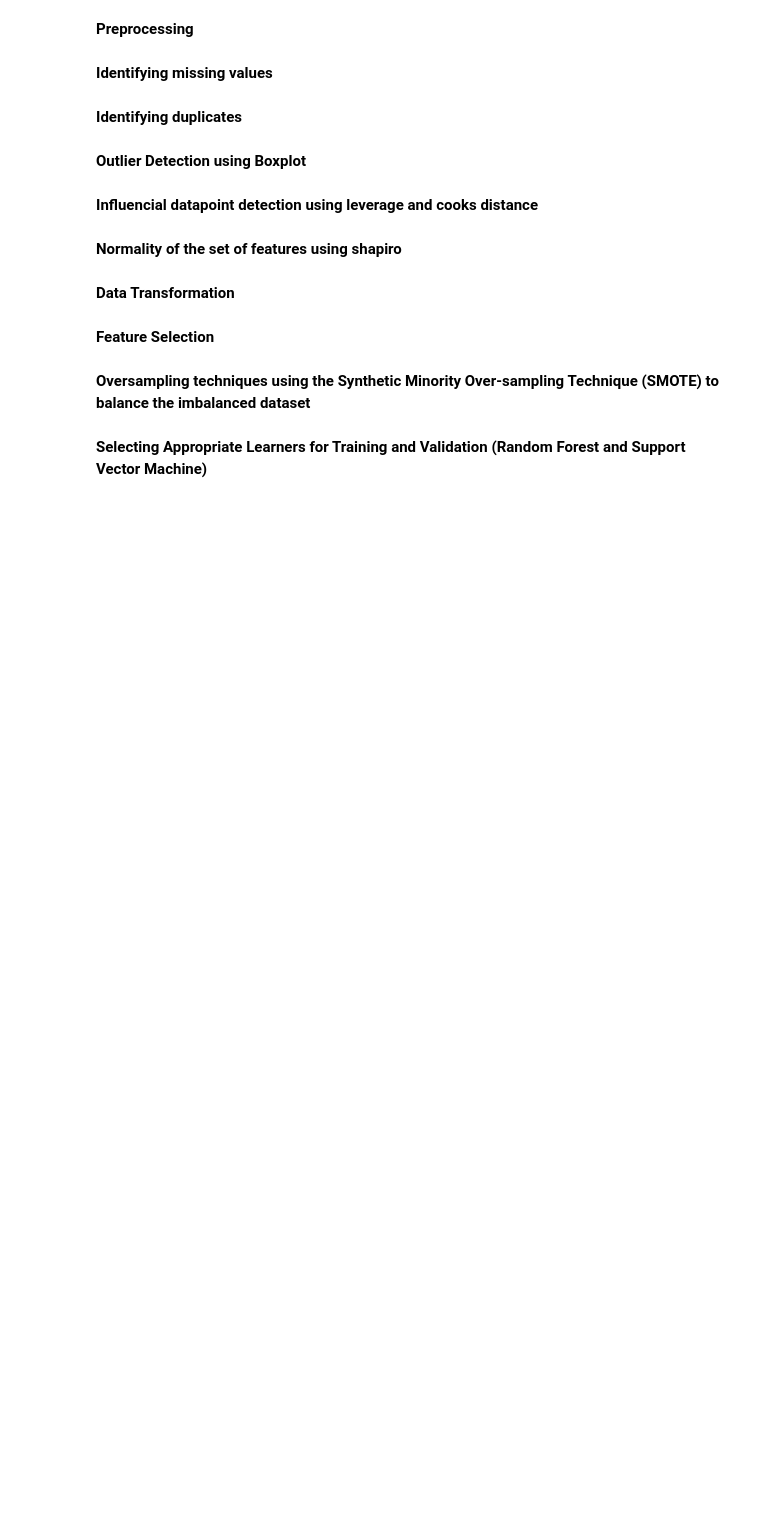
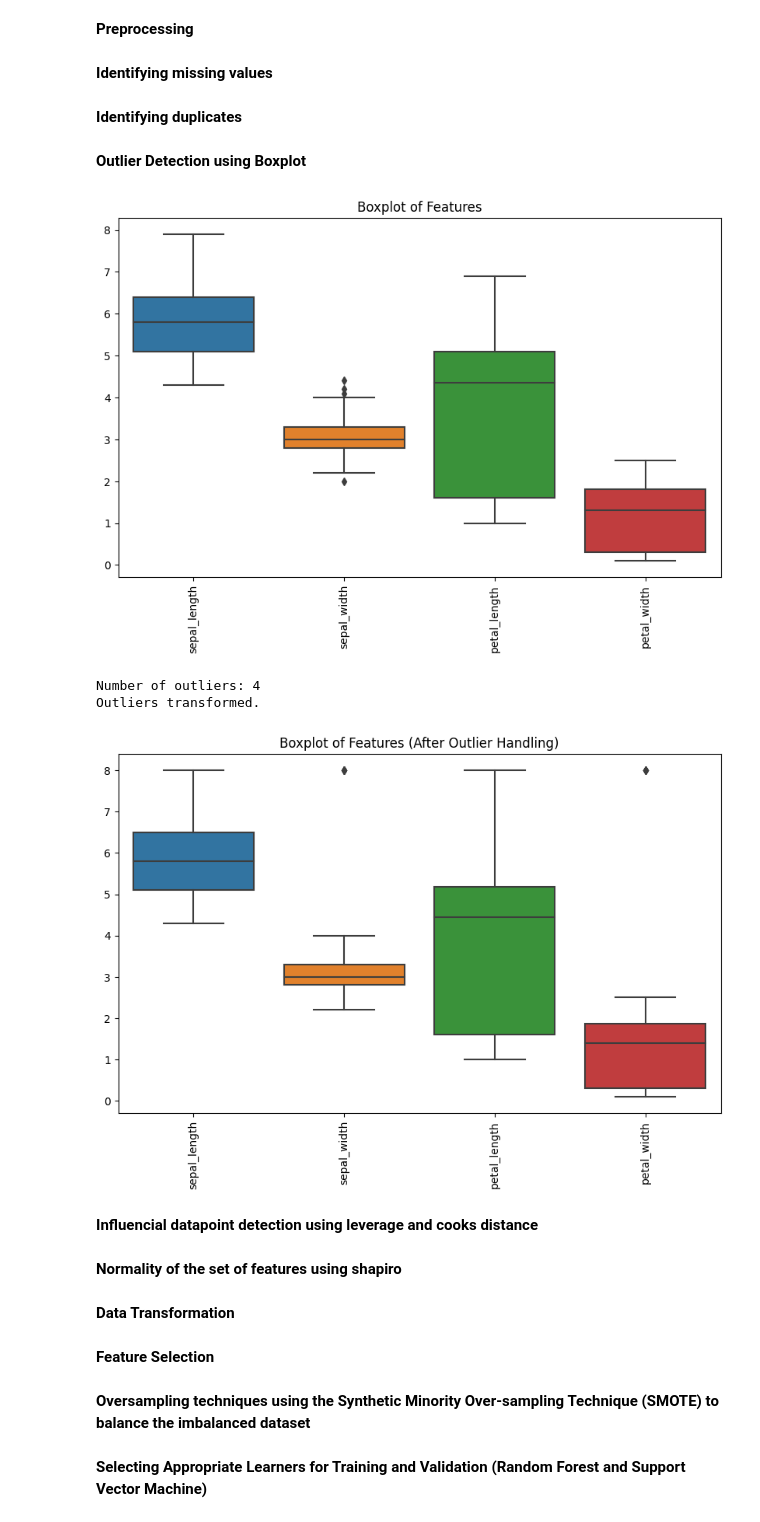
Before and after one commit to A-Burnhard/Iris-classification, a Jupyter notebook: Iris(Classification).ipynb, the cells around one changed output. Saved outputs shown, nothing was run; the diff lists cells and outputs as text; code cells hidden in the pictures; blank space fills up the shorter version.

```diff
--- a/Iris(Classification).ipynb
+++ b/Iris(Classification).ipynb
@@ -44,39 +44,45 @@ plt.show()
 # Z-score method
 from scipy.stats import zscore
 
+data = iris_data.drop("class", axis=1)
 z_scores = zscore(data)
 outlier_threshold = 3  # Adjust the threshold as per your preference
 outliers = (abs(z_scores) > outlier_threshold).any(axis=1)
 
 # IQR method
 Q1 = data.quantile(0.25)
 Q3 = data.quantile(0.75)
 IQR = Q3 - Q1
 outliers = ((data < (Q1 - 1.5 * IQR)) | (data > (Q3 + 1.5 * IQR))).any(axis=1)
 
 # Count the number of outliers
 num_outliers = outliers.sum()
 print(f"Number of outliers: {num_outliers}")
 
 # Decide whether to remove outliers or transform them
 remove_outliers = False
 
 if remove_outliers:
     # Remove outliers from the dataset
     data = data[~outliers]
     print("Outliers removed.")
 else:
     # Transform outliers to a specific value
     outlier_value = 8  # Choose an appropriate value for transformation
     data[outliers] = outlier_value
     print("Outliers transformed.")
 
 # Updated visualization after handling outliers
 plt.figure(figsize=(10, 6))
 sns.boxplot(data=data)
 plt.xticks(rotation=90)
 plt.title('Boxplot of Features (After Outlier Handling)')
 plt.show()
+# %% [output]
+[figure, added]
+Number of outliers: 4
+Outliers transformed.
+[figure, added]
 # %% [markdown]
 **Influencial datapoint detection using leverage and cooks distance**
 # %%
```
